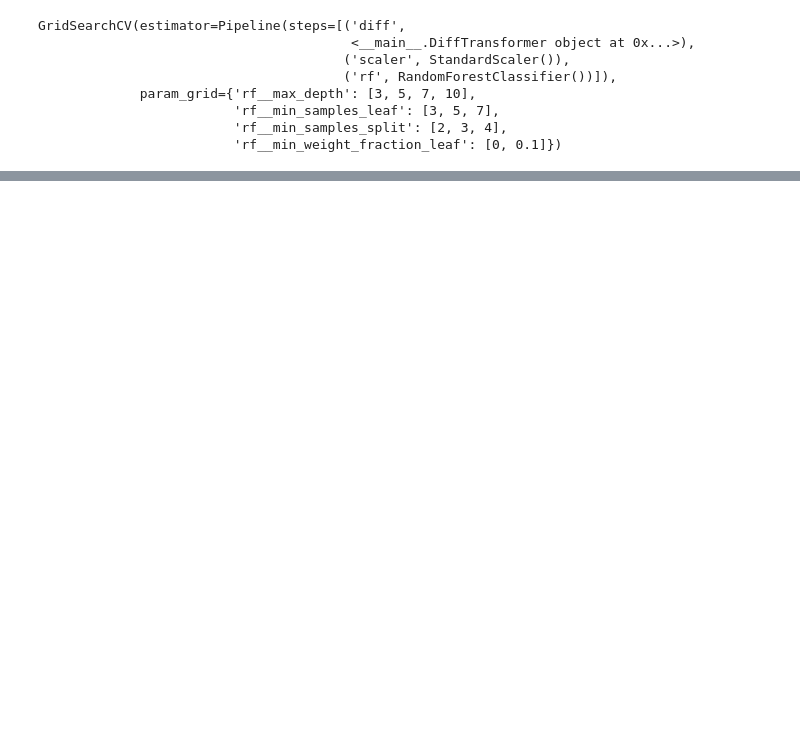
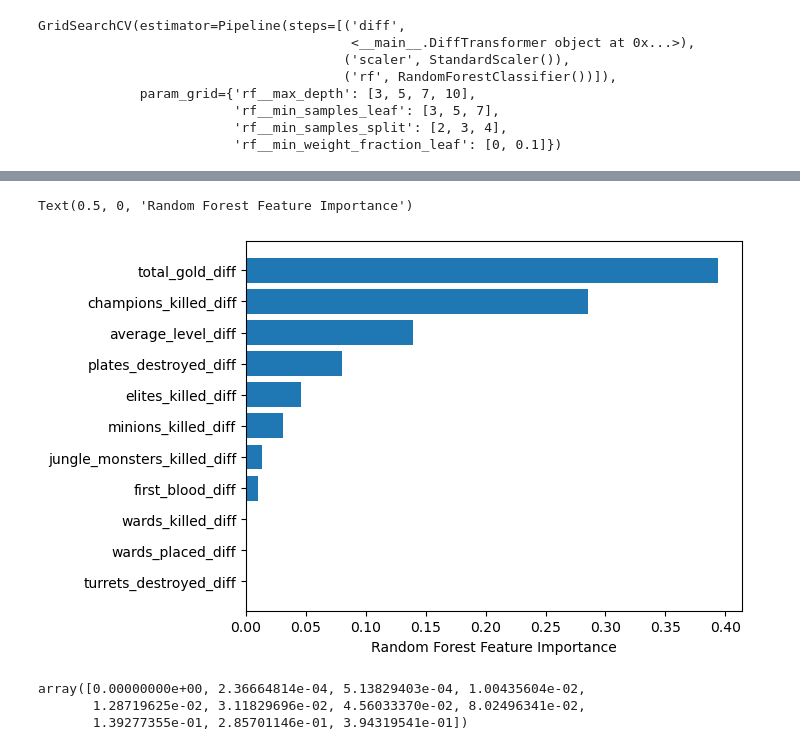
Before and after one commit to iuxo/LHL-Final_Project, a Jupyter notebook: src/models.ipynb, the cells around one changed output, grey strips where cells are left out. Cells and saved outputs as stored; diff of their text form; code cells hidden in the pictures; blank space fills up the shorter version.

```diff
--- a/src/models.ipynb
+++ b/src/models.ipynb
@@ -336,0 +327,2 @@ X.head()
+# %%
+columns = X.columns
@@ -485,9 +485,11 @@ X_train.head()
 | NA1_4469399451 | 12 | 4 | 2 | 0 | 2 | ... |
 | NA1_4474446776 | 20 | 3 | 5 | 1 | 4 | ... |
 5 rows × 33 columns
+# %%
+diff = DiffTransformer()
 # %%
 pipe = Pipeline(
-    steps = [('diff', DiffTransformer()), ('scaler', StandardScaler()), ('rf', RandomForestClassifier())]
+    steps = [('diff', diff), ('scaler', StandardScaler()), ('rf', RandomForestClassifier())]
 )
 
 pipe.fit(X_train, y_train)
@@ -539,3 +558,16 @@ grid.score(X_test, y_test)
+# %%
+sorted_idx = grid.best_estimator_[2].feature_importances_.argsort()
+plt.barh(columns[sorted_idx], grid.best_estimator_[2].feature_importances_[sorted_idx])
+plt.xlabel("Random Forest Feature Importance")
+# %% [output]
+Text(0.5, 0, 'Random Forest Feature Importance')
+[figure, added]
+# %%
+grid.best_estimator_[2].feature_importances_[sorted_idx]
+# %% [output]
+array([0.00000000e+00, 2.36664814e-04, 5.13829403e-04, 1.00435604e-02,
+       1.28719625e-02, 3.11829696e-02, 4.56033370e-02, 8.02496341e-02,
+       1.39277355e-01, 2.85701146e-01, 3.94319541e-01])
 # %%
 # pickle
 import pickle
```
Also changed, not shown: parts of 19 cells of this notebook.
